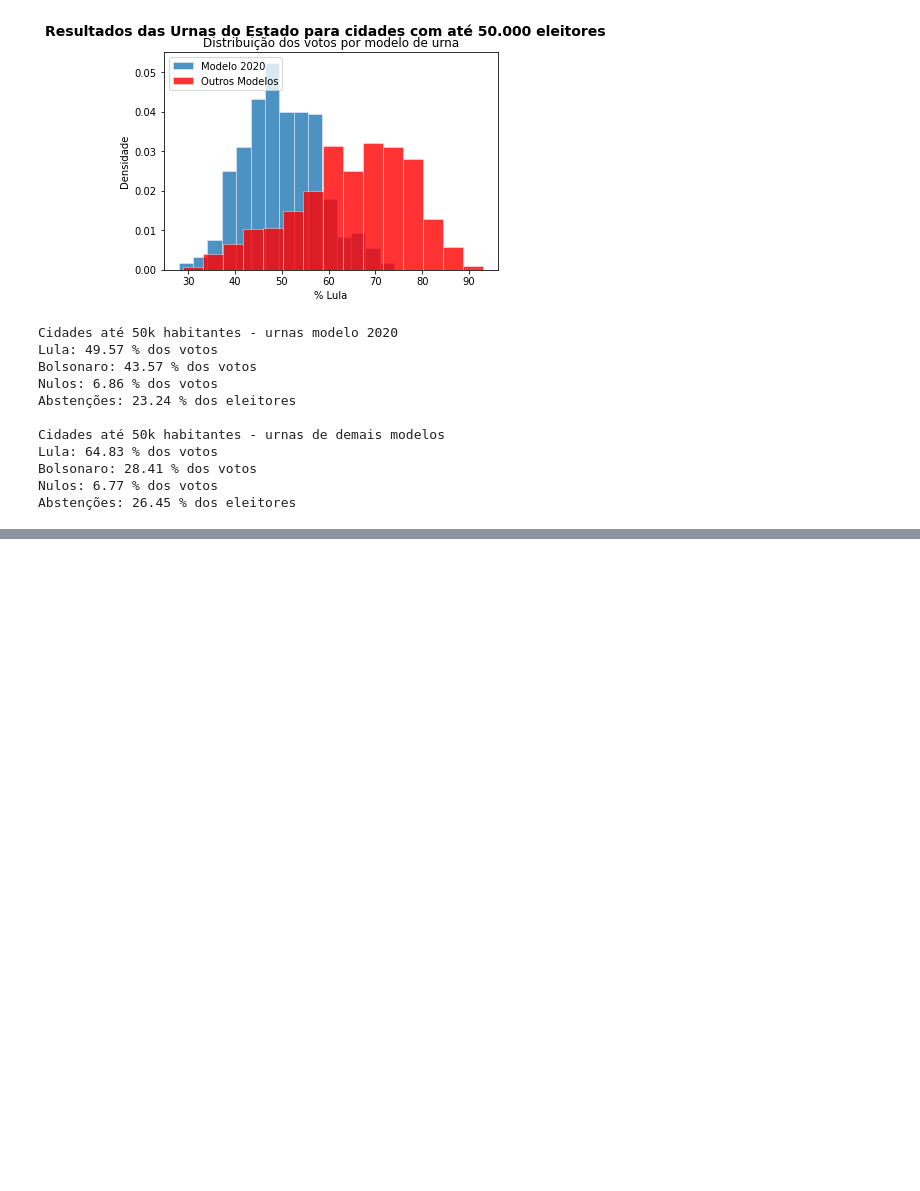
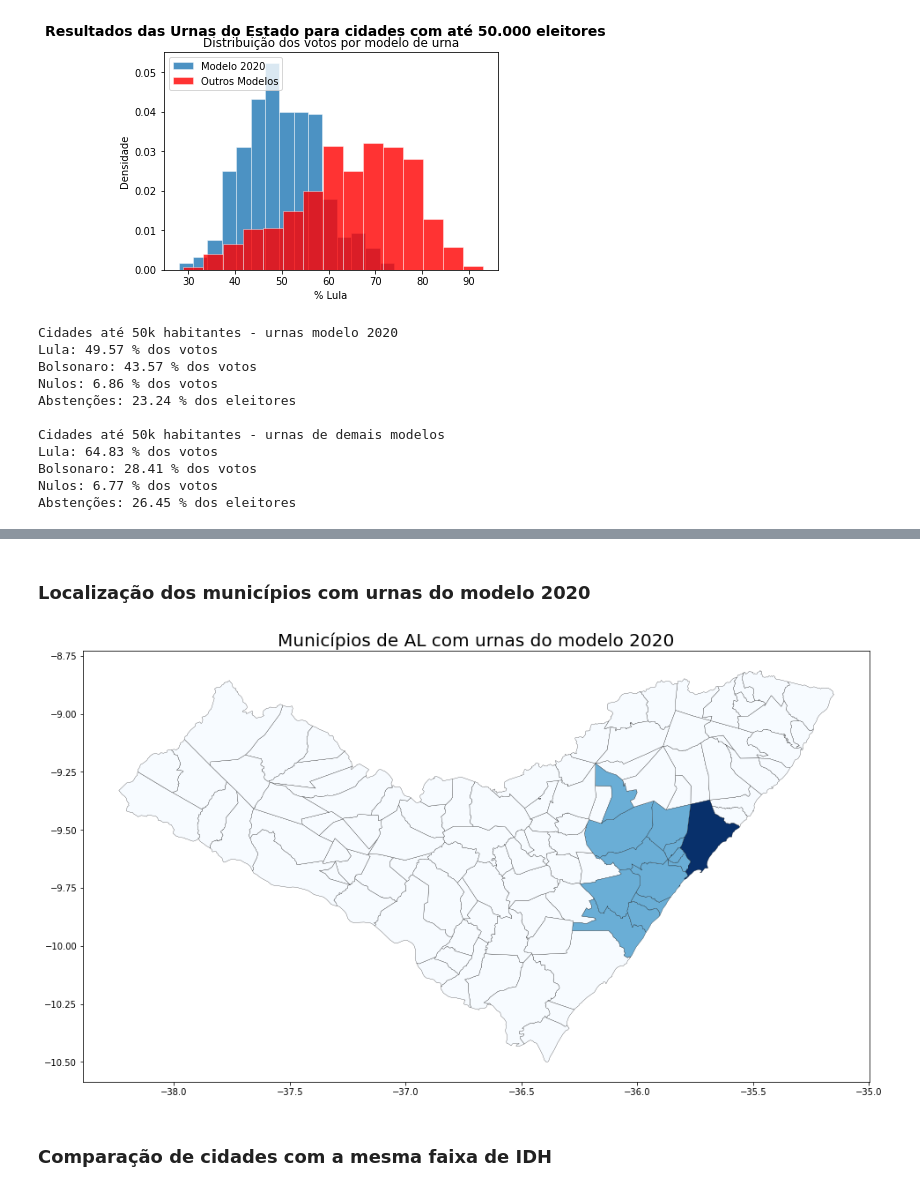
Before and after one commit to alexfviana/Eleicoes_2022, a Jupyter notebook: Eleicoes_2022.ipynb, the cells around one changed output, grey strips where cells are left out. Cells and saved outputs as stored; diff of their text form; code cells hidden in the pictures; blank space fills up the shorter version.

Commit message:
Estudos complementares
Estudos complementares levando em consideração o a faixa de IDH dos municípios comparados

```diff
--- a/Eleicoes_2022.ipynb
+++ b/Eleicoes_2022.ipynb
@@ -12,7 +15,8 @@ warnings.filterwarnings('ignore')
 # %% [markdown]
 As informaçòes deste notebook podem ser replicadas para qualquer UF, sendo necessária apenas a substituição do arquivo .csv da célula abaixo. Os arquivos de todas as UF de resultados de boletins das urnas foram disponibilizadas pelo Portal de Dados Abertos do TSE - https://dadosabertos.tse.jus.br/dataset/resultados-2022-boletim-de-urna
 # %%
-data = pd.read_csv('bweb_2t_AL_311020221535.csv', sep=';', encoding='Latin 1', low_memory=False)
+arquivo = 'bweb_2t_AL_311020221535.csv'
+data = pd.read_csv(arquivo, sep=';', encoding='Latin 1', low_memory=False)
 # %%
 # Filtrando apenas os dados das eleições presidenciais
 df = data[data['DS_CARGO_PERGUNTA'] == 'Presidente'].reset_index(drop=True)
@@ -207,18 +211,3 @@ df_50k.head(3)
 | 1067 | 1672632 | 2013 | MAR VERMELHO | 370 | 300 | 70 | 190 | ... |
 | 1068 | 1672605 | 2013 | MAR VERMELHO | 367 | 287 | 80 | 194 | ... |
 | 1069 | 1673250 | 2013 | MAR VERMELHO | 365 | 278 | 87 | 192 | ... |
-# %%
-x = df_100k['BOLSO']
-y = df_100k['LULA']
-
-fig, ax = plt.subplots(figsize=(5,5))
-ax.scatter(x, y, alpha=0.2, edgecolors='none')
-ax.set_xlabel('Votos Bolsonaro')
-ax.set_ylabel('Votos Lula')
-ax.set_title('Resultados das urnas abaixo de 100k eleitores')
-ax.set_xlim(-5,)
-ax.set_ylim(-5,)
-
-ax.grid(True)
-
-plt.show()
@@ -474,0 +466,56 @@ Os resultados aqui apresentados validam a tese apresentada na live apresentada n
+# %% [markdown]
+### Localização dos municípios com urnas do modelo 2020
+# %%
+# Função para inclusão dos dados do GeoDataframe do Município
+
+# Baixa o GeoDataFrame com os estados do Brasil e DF
+br_mun = geobr.read_municipality()
+br_mun.head()
+
+#identificando a UF a partir do nome do arquivo
+uf = arquivo[8:10]
+
+# Reduzindo o GeoDaataFrame para o estado em análise
+br_mun_uf = br_mun[br_mun['abbrev_state'] == uf].reset_index()
+
+# Transformando a coluna de municípios para maiúscula para realizar o merge
+br_mun_uf['name_muni'] = list(map(str.upper, br_mun_uf['name_muni']))
+
+# Criando uma coluna identificando municípios com urnas do modelo 2020
+mun_2020 = list(df_100k[df_100k['MODELO'] == 2020]['NM_MUNICIPIO'].unique())
+capitais = ['FORTALEZA', 'MACEIÓ', 'SÃO LUÍS', 'JOÃO PESSOA', 'RECIFE', 'NATAL']
+
+lista = []
+
+for i in range(len(br_mun_uf)):
+    if br_mun_uf['name_muni'][i] in capitais:
+        x = 2
+    else:
+        if br_mun_uf['name_muni'][i] in mun_2020:
+            x = 1
+        else:
+            x = 0
+
+    lista.append(x)
+
+br_mun_uf['mod_2020'] = lista
+
+
+# Plotando o Mapa
+data = br_mun_uf[['geometry', 'mod_2020']]
+
+f, ax = plt.subplots()
+f.set_size_inches(16, 16)
+data.plot(ax=ax, # Axis de destino do gráfico
+          column= 'mod_2020', # Coluna com os valores usados para colorir o mapa
+          cmap='Blues', # Mapa de cores
+          edgecolor='black', # Cor dos contornos
+          linewidth=0.25) # Espessura dos contornos
+
+ax.set_title(f'Municípios de {uf} com urnas do modelo 2020',fontdict={"fontsize": 20})
+
+plt.show()
+# %% [output]
+[figure, added]
+# %% [markdown]
+### Comparação de cidades com a mesma faixa de IDH
```
Also changed, not shown: parts of 14 cells of this notebook.
